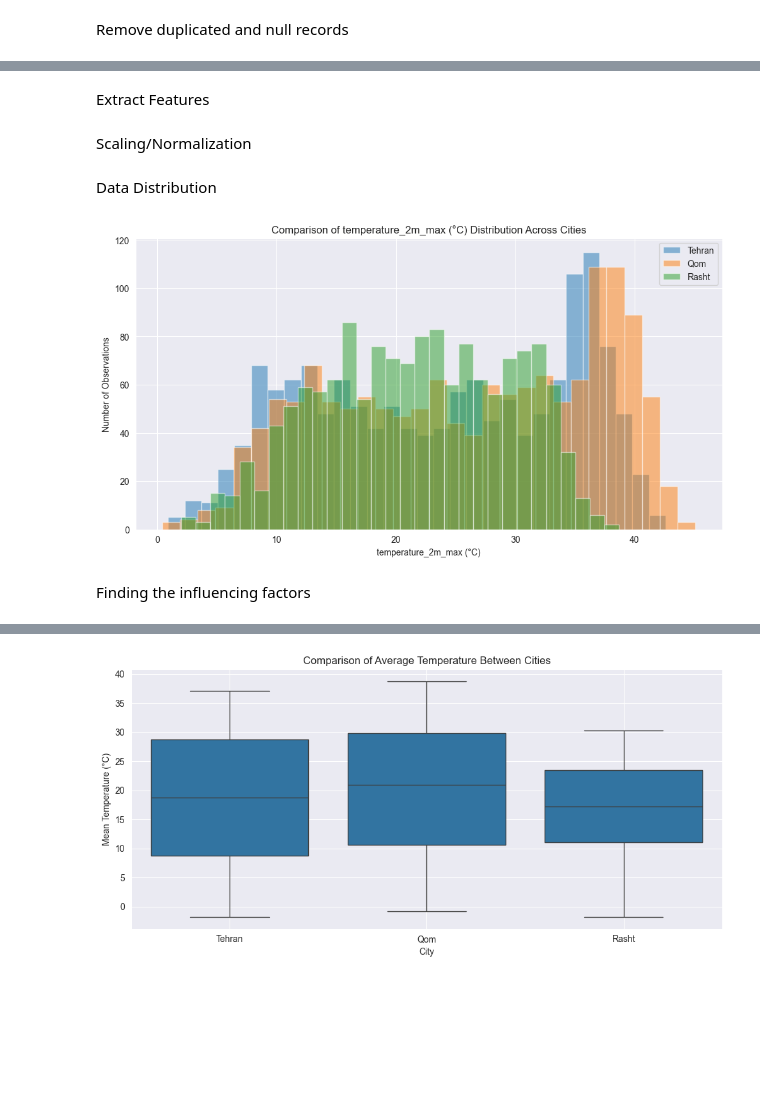
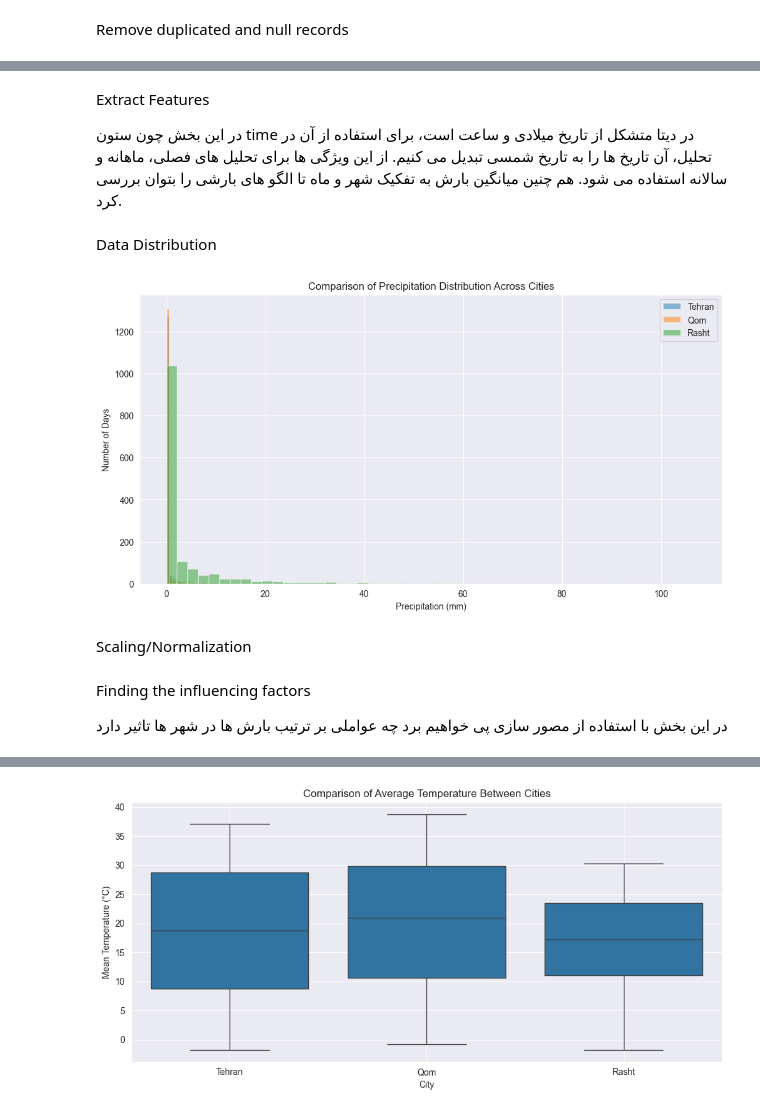
Before and after one commit to mohamad-hk/multi-city-weather-analyzer, a Jupyter notebook: sample.ipynb, the cells around one changed output, grey strips where cells are left out. Saved outputs shown, nothing was run; the diff lists cells and outputs as text; code cells hidden in the pictures; blank space fills up the shorter version.

```diff
--- a/sample.ipynb
+++ b/sample.ipynb
@@ -84,11 +92,15 @@ clean_df_qom = clean_df[clean_df["location_id"] == 1]
 clean_df_rasht = clean_df[clean_df["location_id"] == 2]
 # %% [markdown]
 Extract Features
+<p style={text-align=right}>
+در این بخش چون ستون time در دیتا متشکل از تاریخ میلادی و ساعت است، برای استفاده از آن در تحلیل، آن تاریخ ها را به تاریخ شمسی تبدیل می کنیم.
+ از این ویژگی ها برای تحلیل های فصلی، ماهانه و سالانه استفاده می شود. هم چنین میانگین بارش به تفکیک شهر و ماه تا الگو های بارشی را بتوان بررسی کرد.
+ </p>
 # %%
 main_df = clean_df.copy()
 
 main_df["month"] = pd.to_datetime(main_df["time"]).dt.month
-main_df["year"]  = pd.to_datetime(main_df["time"]).dt.year
+main_df["year"] = pd.to_datetime(main_df["time"]).dt.year
 
 main_df["time"] = pd.to_datetime(main_df["time"])
 
@@ -102,9 +114,7 @@ monthly_sh = (
     .reset_index()
 )
 
-
-clean_df["time"] = pd.to_datetime(clean_df["time"])
-
+#تابع تبدیل ماه به فصل
 def seasons_jalali(date):
     jdate = jd.date.fromgregorian(date=date)
     if jdate.month in [1, 2, 3]:
@@ -116,9 +126,4 @@ def seasons_jalali(date):
     else:
         return 'winter'
 
-clean_df["season"] = clean_df["time"].map(seasons_jalali)
-
-main_df["year"] = pd.to_datetime(main_df["time"]).dt.year
 main_df["season"] = main_df["time"].map(seasons_jalali)
-# %% [markdown]
-Scaling/Normalization
@@ -137,18 +131,20 @@ df_norm["precip_norm"] = (
 Data Distribution
 # %%
 cities = main_df["city"].unique()
-column = "temperature_2m_max (°C)"
 
 plt.figure(figsize=(12, 6))
 for city in cities:
-    city_data = main_df[main_df["city"] == city][column]
-    plt.hist(city_data, bins=30, alpha=0.5, label=city)
+    city_data = main_df[main_df["city"] == city]["precipitation_sum (mm)"].dropna()
+    plt.hist(city_data, bins=50, alpha=0.5, label=city)
 
-plt.title(f"Comparison of {column} Distribution Across Cities")
-plt.xlabel(column)
-plt.ylabel("Number of Observations")
+plt.title("Comparison of Precipitation Distribution Across Cities")
+plt.xlabel("Precipitation (mm)")
+plt.ylabel("Number of Days")
 plt.legend()
 plt.grid(True)
 plt.show()
+#با استفاده از نمودار هیستوگرام می توان استنباط کرد که چون میزان بارش در شهر رشت زیاد بوده و دو شهر دیگه تقریبا بارش نزدیک به صفر داشتند برای ارزیابی بهتر باید از MinMax scaler استفاده می کنیم
 # %% [output]
-[figure, old version]
+[figure, new version]
+# %% [markdown]
+Scaling/Normalization
@@ -155,3 +160,5 @@ plt.show()
 # %% [markdown]
 Finding the influencing factors
+<p style={text-align=right}>
+در این بخش با استفاده از مصور سازی پی خواهیم برد چه عواملی بر ترتیب بارش ها در شهر ها تاثیر دارد </p>
 # %%
```
Also changed, not shown: parts of 10 cells of this notebook.
